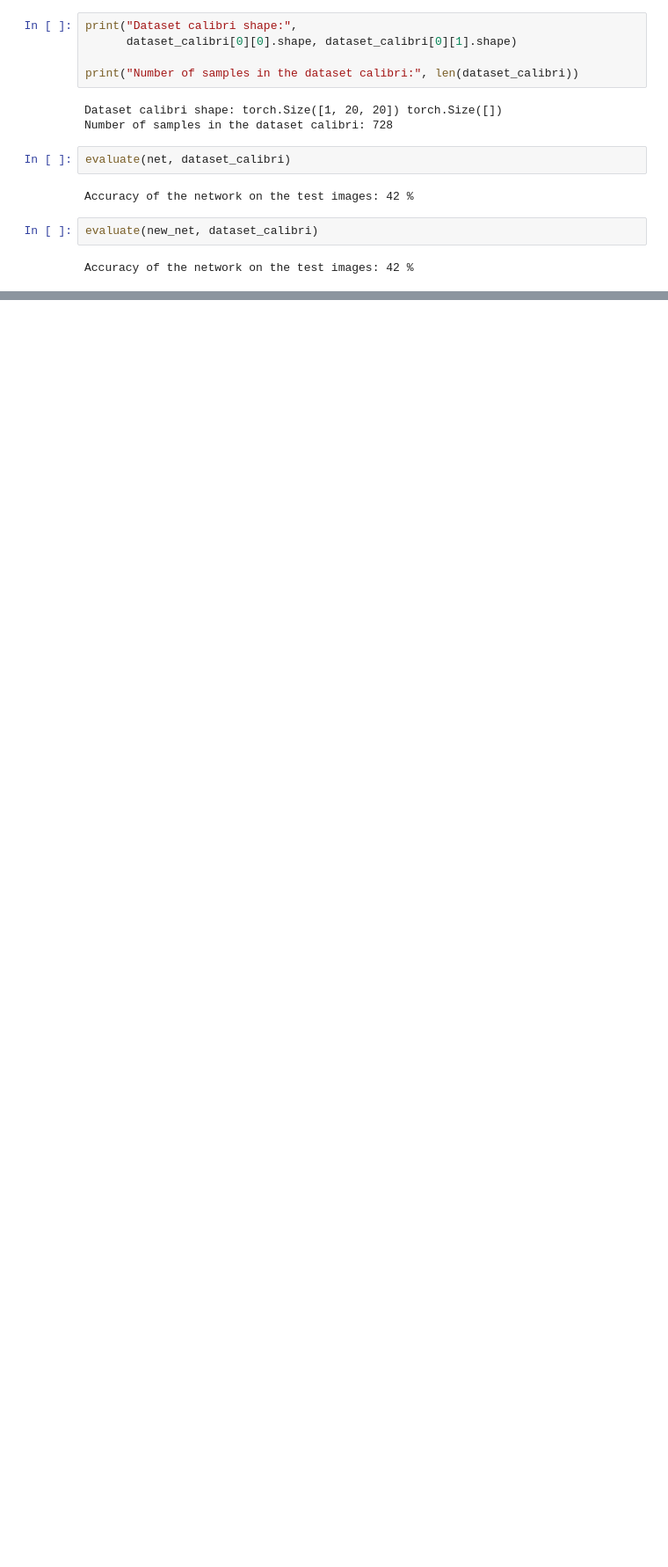
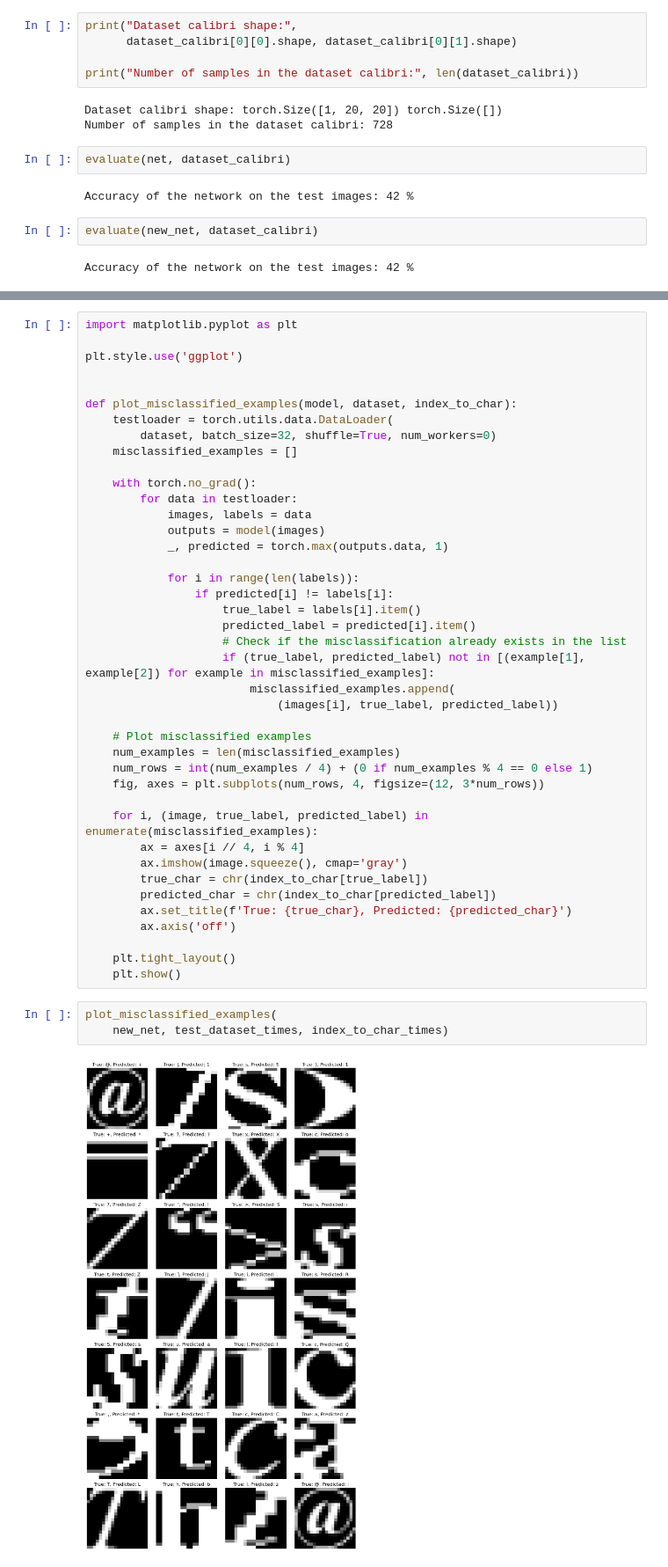
Before and after one commit to YuanRuQian/cs6017-labs, a Jupyter notebook: HW6/HW6.ipynb, the cells around one changed output, grey strips where cells are left out. Shown: that part at 88% size. Saved outputs shown, nothing was run; the diff lists cells and outputs as text; blank space fills up the shorter version.

```diff
--- a/HW6/HW6.ipynb
+++ b/HW6/HW6.ipynb
@@ -315,0 +484,46 @@ Accuracy of the network on the test images: 42 %
+# %%
+import matplotlib.pyplot as plt
+
+plt.style.use('ggplot')
+
+
+def plot_misclassified_examples(model, dataset, index_to_char):
+    testloader = torch.utils.data.DataLoader(
+        dataset, batch_size=32, shuffle=True, num_workers=0)
+    misclassified_examples = []
+
+    with torch.no_grad():
+        for data in testloader:
+            images, labels = data
+            outputs = model(images)
+            _, predicted = torch.max(outputs.data, 1)
+
+            for i in range(len(labels)):
+                if predicted[i] != labels[i]:
+                    true_label = labels[i].item()
+                    predicted_label = predicted[i].item()
+                    # Check if the misclassification already exists in the list
+                    if (true_label, predicted_label) not in [(example[1], example[2]) for example in misclassified_examples]:
+                        misclassified_examples.append(
+                            (images[i], true_label, predicted_label))
+
+    # Plot misclassified examples
+    num_examples = len(misclassified_examples)
+    num_rows = int(num_examples / 4) + (0 if num_examples % 4 == 0 else 1)
+    fig, axes = plt.subplots(num_rows, 4, figsize=(12, 3*num_rows))
+
+    for i, (image, true_label, predicted_label) in enumerate(misclassified_examples):
+        ax = axes[i // 4, i % 4]
+        ax.imshow(image.squeeze(), cmap='gray')
+        true_char = chr(index_to_char[true_label])
+        predicted_char = chr(index_to_char[predicted_label])
+        ax.set_title(f'True: {true_char}, Predicted: {predicted_char}')
+        ax.axis('off')
+
+    plt.tight_layout()
+    plt.show()
+# %%
+plot_misclassified_examples(
+    new_net, test_dataset_times, index_to_char_times)
+# %% [output]
+[figure, added]
```
Also changed, not shown: parts of 13 cells of this notebook.
